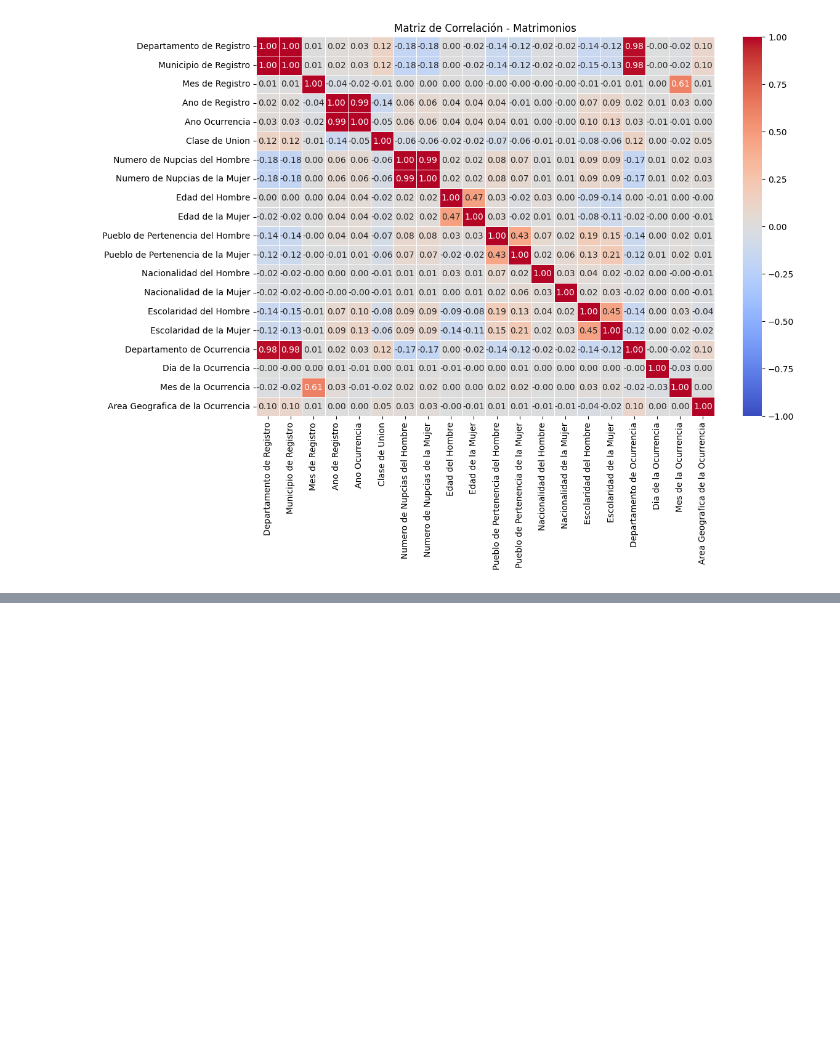
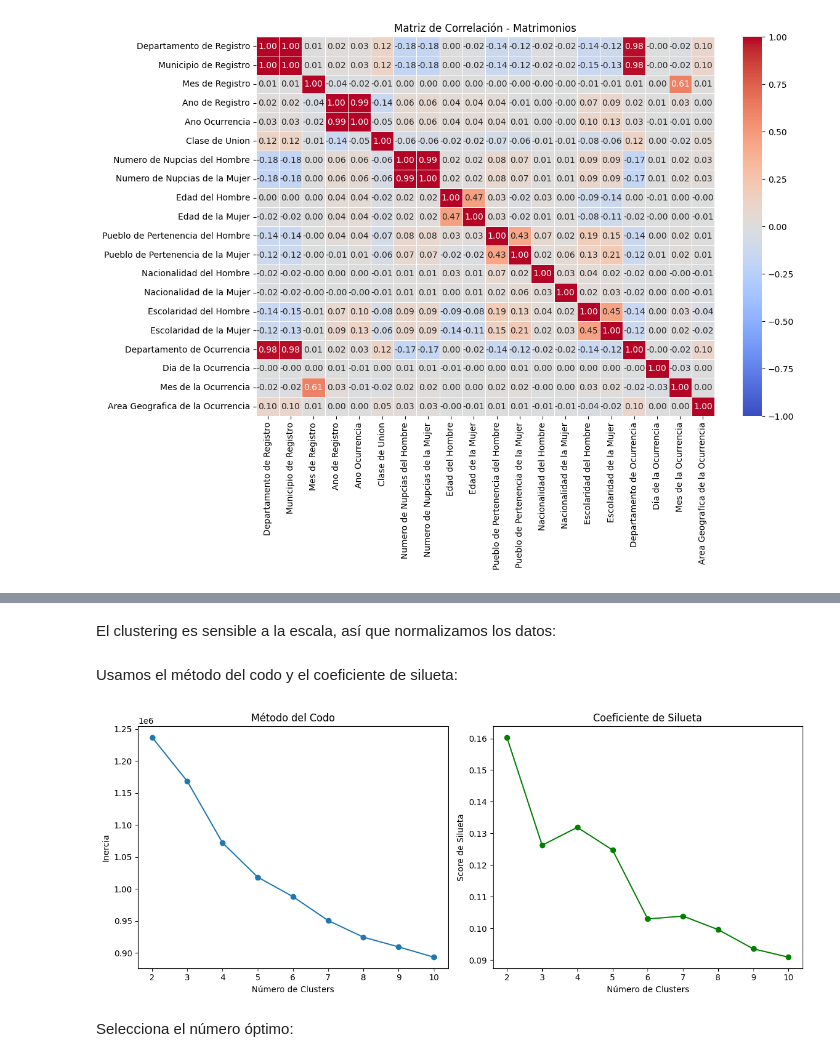
Before and after one commit to Sofiamishel2003/Proyecto-3, a Jupyter notebook: Proyecto3.ipynb, the cells around one changed output, grey strips where cells are left out. Drawn from its saved outputs; the diff is of its cells as text; code cells hidden in the pictures; blank space fills up the shorter version.

Commit message:
Feat: clusters

```diff
--- a/Proyecto3.ipynb
+++ b/Proyecto3.ipynb
@@ -232,0 +235,16 @@ plt.show()
+# %%
+divorcios_df = pd.read_csv("divorcios_limpio.csv")
+
+# Reemplazar "IGNORADO" y "NEOG" por NaN en las columnas de ocupación
+ocupacion_columns = ['Ocupacion del Hombre', 'Ocupacion de la Mujer']
+
+# Reemplazar valores "IGNORADO" y "NEOG" por NaN
+divorcios_df[ocupacion_columns] = divorcios_df[ocupacion_columns].replace(["IGNORADO", "NEOG"], np.nan)
+divorcios_df[ocupacion_columns] = divorcios_df[ocupacion_columns].apply(pd.to_numeric, errors='coerce')
+
+# Mostramos los tipos de datos y eliminamos columnas no numéricas
+divorcios_num = divorcios_df.select_dtypes(include=[np.number])
+
+# Visualizamos resumen
+print(divorcios_num.shape)
+divorcios_num.head()
@@ -232,0 +259,2 @@ plt.show()
+# %% [markdown]
+El clustering es sensible a la escala, así que normalizamos los datos:
@@ -232,0 +294,38 @@ plt.show()
+# %% [markdown]
+Usamos el método del codo y el coeficiente de silueta:
+# %%
+import matplotlib.pyplot as plt
+from sklearn.cluster import KMeans
+from sklearn.metrics import silhouette_score
+
+inertia = []
+silhouette = []
+k_range = range(2, 11)
+
+for k in k_range:
+    kmeans = KMeans(n_clusters=k, random_state=42)
+    kmeans.fit(divorcios_scaled)
+    inertia.append(kmeans.inertia_)
+    silhouette.append(silhouette_score(divorcios_scaled, kmeans.labels_))
+
+# Graficamos ambos
+plt.figure(figsize=(12,5))
+
+plt.subplot(1,2,1)
+plt.plot(k_range, inertia, marker='o')
+plt.title("Método del Codo")
+plt.xlabel("Número de Clusters")
+plt.ylabel("Inercia")
+
+plt.subplot(1,2,2)
+plt.plot(k_range, silhouette, marker='o', color='green')
+plt.title("Coeficiente de Silueta")
+plt.xlabel("Número de Clusters")
+plt.ylabel("Score de Silueta")
+
+plt.tight_layout()
+plt.show()
+# %% [output]
+[figure, added]
+# %% [markdown]
+Selecciona el número óptimo:
```
Also changed, not shown: parts of 8 cells of this notebook.
